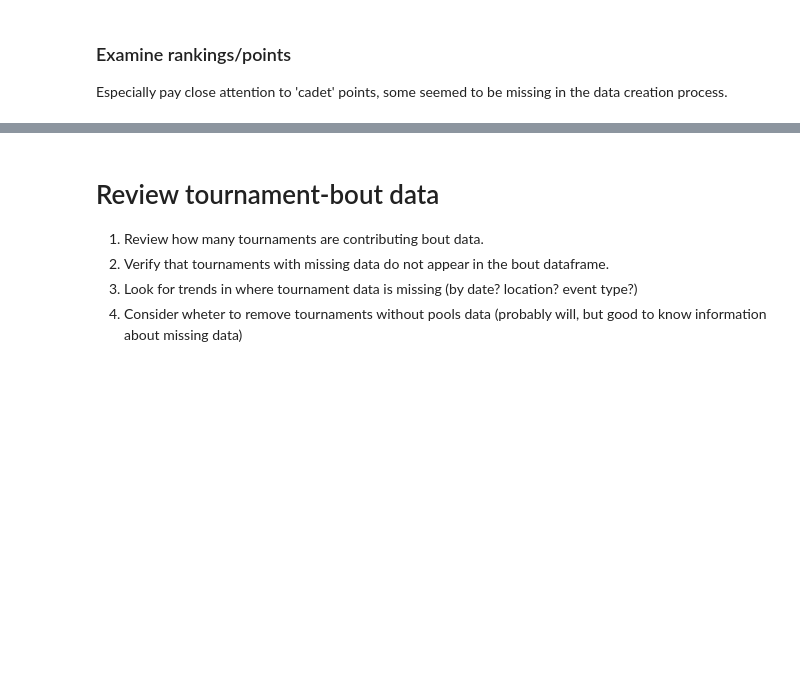
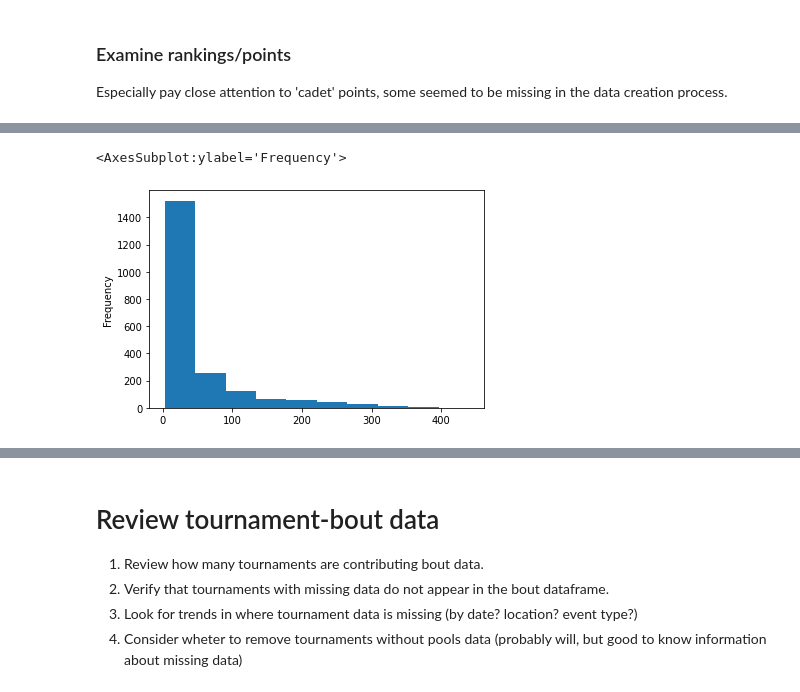
Before and after one commit to amichaelsen/fencing-data-analysis, a Jupyter notebook: data-cleanup.ipynb, the cells around one changed output, grey strips where cells are left out. Cells and saved outputs as stored; diff of their text form; code cells hidden in the pictures; blank space fills up the shorter version.

Commit message:
added more analysis of bout/event count per fencer, as well as effect of covid on tournament data

```diff
--- a/data-cleanup.ipynb
+++ b/data-cleanup.ipynb
@@ -467,0 +496,6 @@ Especially pay close attention to 'cadet' points, some seemed to be missing in t
+# %%
+# get number of bouts per fencer
+bout_count1 = bout_df['fencer_ID'].value_counts().reindex(fencer_bio_df['id'], fill_value=0).sort_index()
+bout_count2 = bout_df['opp_ID'].value_counts().reindex(fencer_bio_df['id'], fill_value=0).sort_index()
+bout_count_by_ID = bout_count1 + bout_count2
+bout_count_by_ID
@@ -467,0 +516,5 @@ Especially pay close attention to 'cadet' points, some seemed to be missing in t
+# %%
+bout_count_by_ID.plot(kind='hist')
+# %% [output]
+<AxesSubplot:ylabel='Frequency'>
+[figure, added]
```
Also changed, not shown: parts of 44 cells of this notebook.
